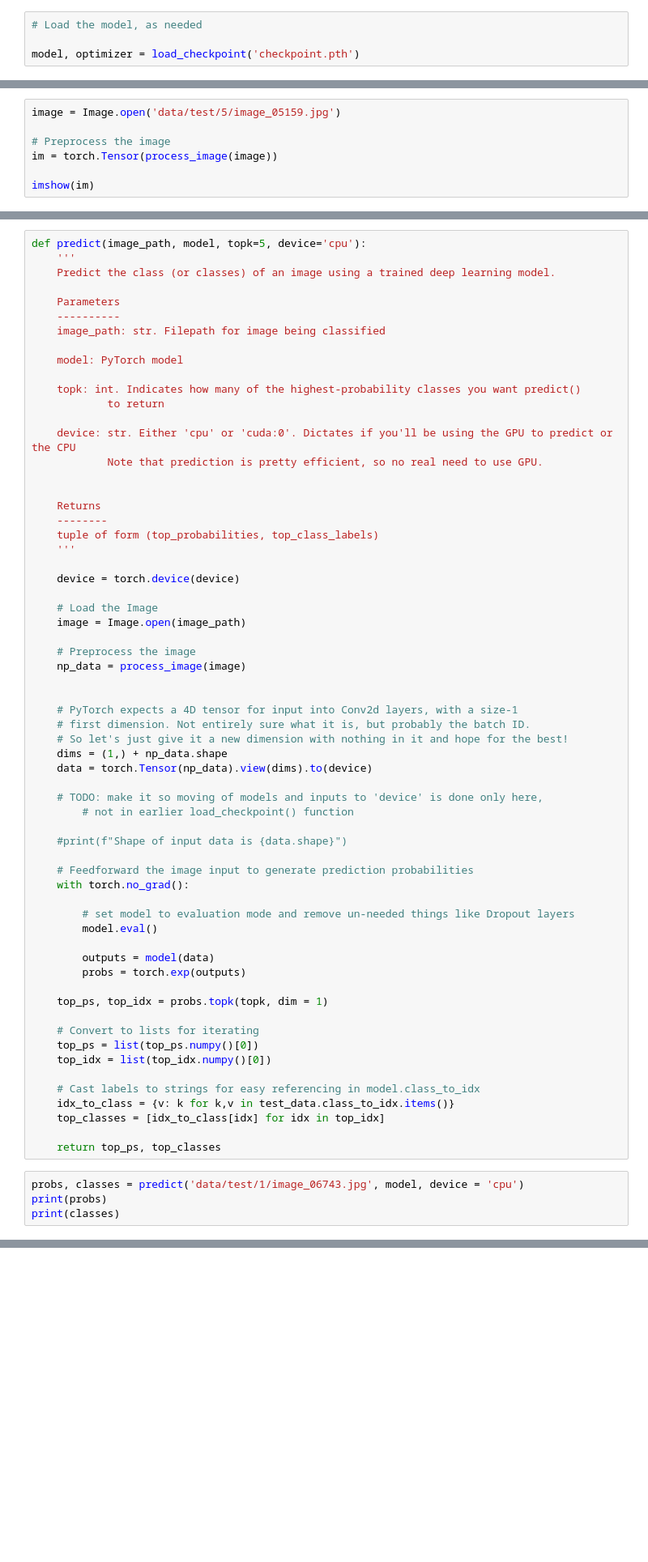
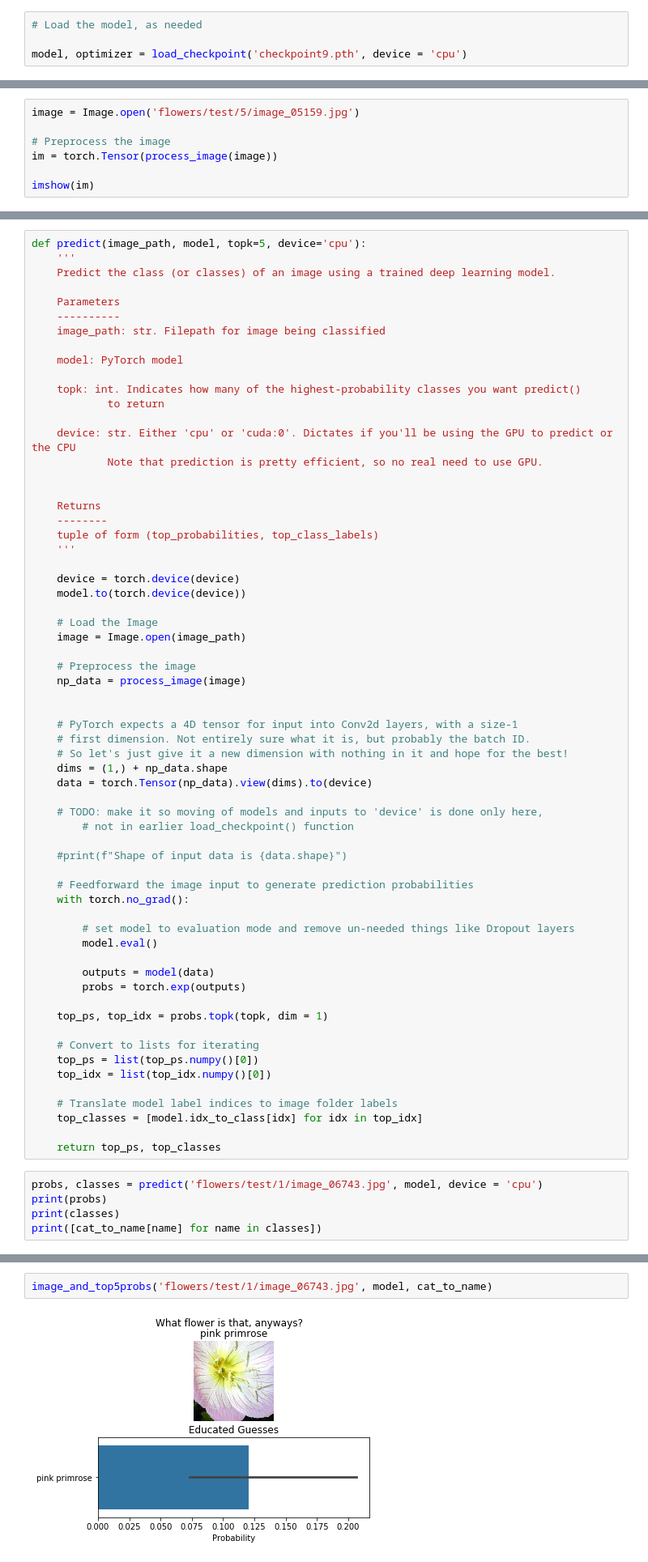
Before and after one commit to emigre459/computer_vision, a Jupyter notebook: Image Classifier Project.ipynb, the cells around one changed output, grey strips where cells are left out. Shown at 81% size. Drawn from its saved outputs; the diff is of its cells as text; blank space fills up the shorter version.

Commit message:
Train final model version and build predict() method

```diff
--- a/Image Classifier Project.ipynb
+++ b/Image Classifier Project.ipynb
@@ -523,4 +523,4 @@ def load_checkpoint(filepath, device = 'cpu'):
 # %%
 # Load the model, as needed
 
-model, optimizer = load_checkpoint('checkpoint.pth')
+model, optimizer = load_checkpoint('checkpoint9.pth', device = 'cpu')
@@ -713,7 +682,7 @@ def imshow(image, ax=None, title=None):
 
     return ax
 # %%
-image = Image.open('data/test/5/image_05159.jpg')
+image = Image.open('flowers/test/5/image_05159.jpg')
 
 # Preprocess the image
 im = torch.Tensor(process_image(image))
@@ -762,6 +731,7 @@ def predict(image_path, model, topk=5, device='cpu'):
     '''
 
     device = torch.device(device)
+    model.to(torch.device(device))
 
     # Load the Image
     image = Image.open(image_path)
@@ -796,13 +766,13 @@ def predict(image_path, model, topk=5, device='cpu'):
     top_ps = list(top_ps.numpy()[0])
     top_idx = list(top_idx.numpy()[0])
 
-    # Cast labels to strings for easy referencing in model.class_to_idx
-    idx_to_class = {v: k for k,v in test_data.class_to_idx.items()}
-    top_classes = [idx_to_class[idx] for idx in top_idx]
+    # Translate model label indices to image folder labels
+    top_classes = [model.idx_to_class[idx] for idx in top_idx]
 
     return top_ps, top_classes
 # %%
-probs, classes = predict('data/test/1/image_06743.jpg', model, device = 'cpu')
+probs, classes = predict('flowers/test/1/image_06743.jpg', model, device = 'cpu')
 print(probs)
 print(classes)
+print([cat_to_name[name] for name in classes])
 # %% [output]
@@ -824,0 +836,4 @@ You can convert from the class integer encoding to actual flower names with the
+# %%
+image_and_top5probs('flowers/test/1/image_06743.jpg', model, cat_to_name)
+# %% [output]
+[figure, added]
```
Also changed, not shown: parts of 18 cells of this notebook.
